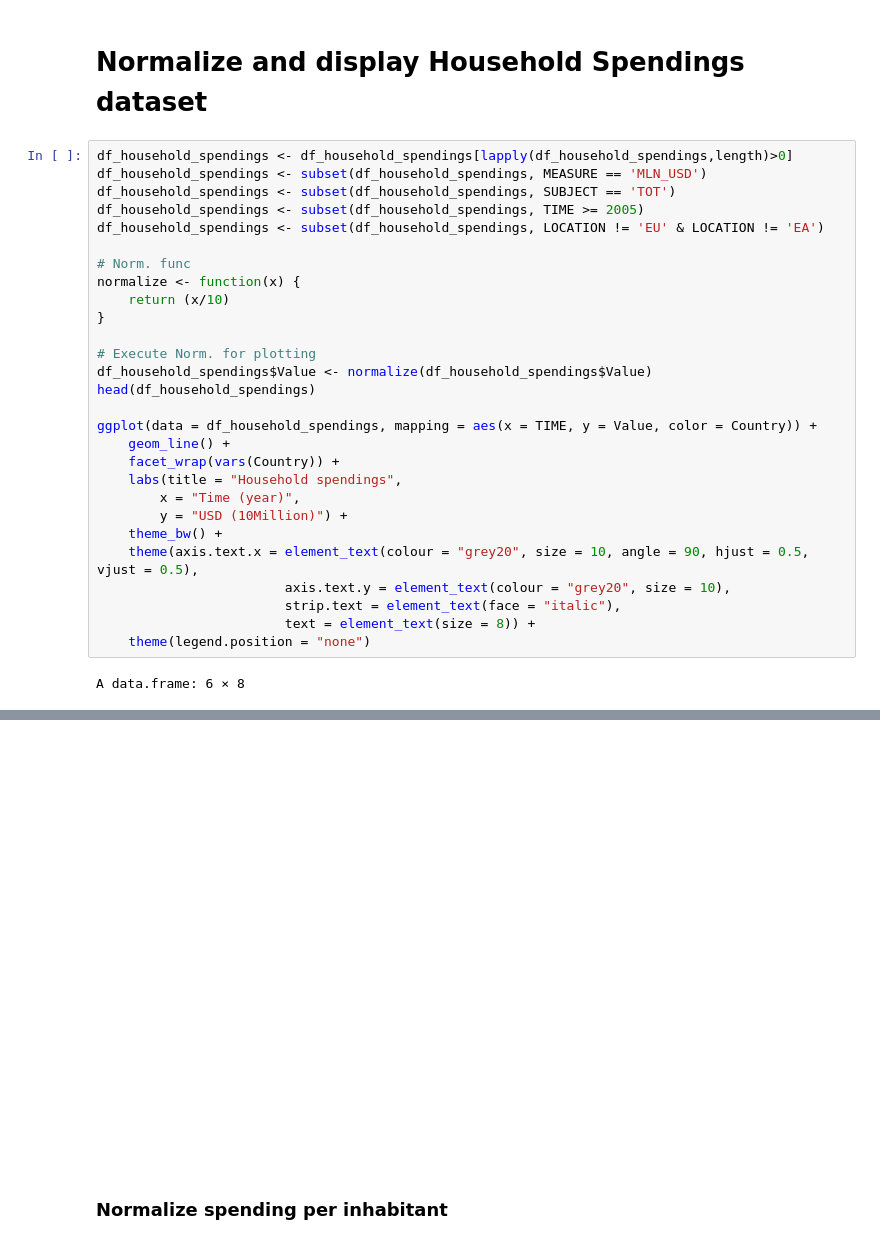
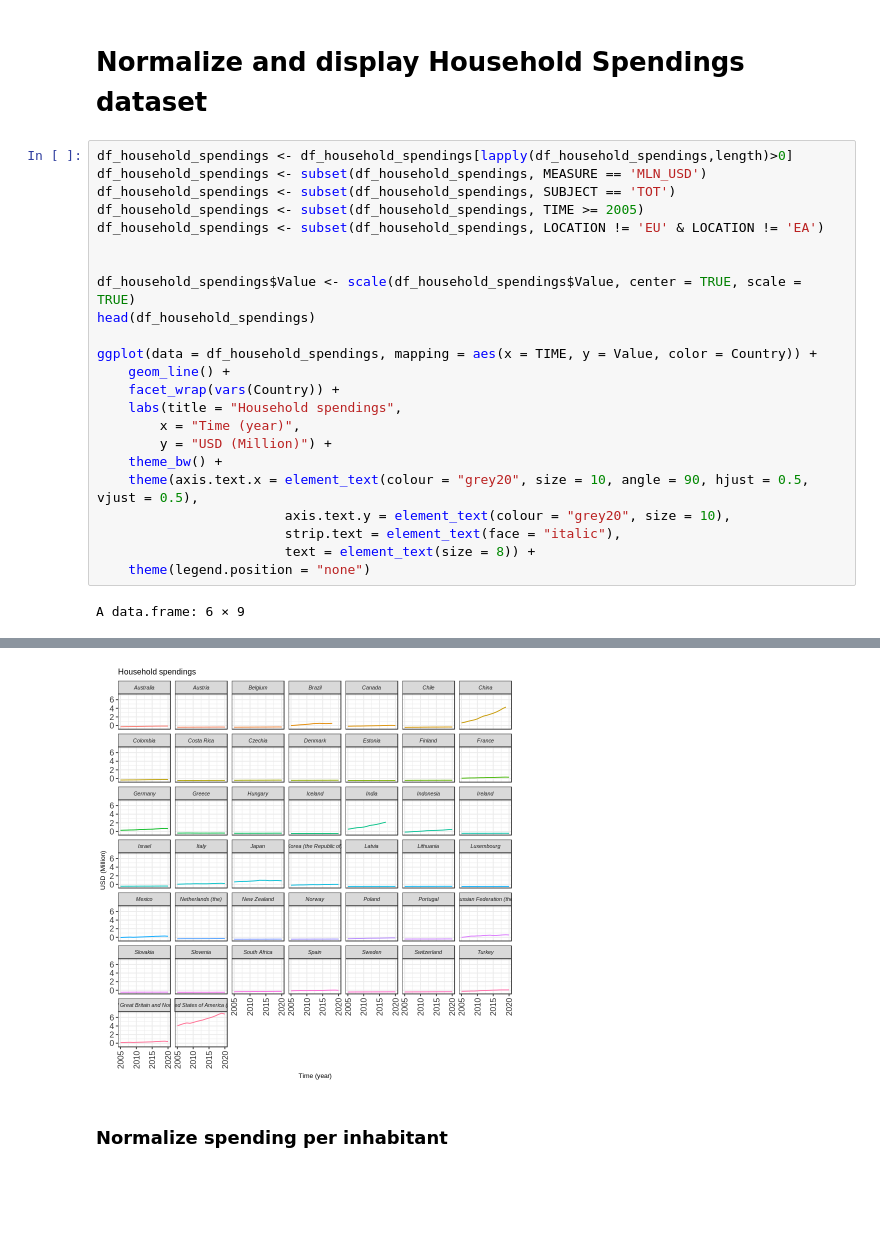
Before and after one commit to patdring/NewAppMarkets, a Jupyter notebook: CS_Fallstudie.ipynb, the cells around one changed output, grey strips where cells are left out. Saved outputs shown, nothing was run; the diff lists cells and outputs as text; blank space fills up the shorter version.

```diff
--- a/CS_Fallstudie.ipynb
+++ b/CS_Fallstudie.ipynb
@@ -122,13 +122,8 @@ df_household_spendings <- subset(df_household_spendings, SUBJECT == 'TOT')
 df_household_spendings <- subset(df_household_spendings, TIME >= 2005)
 df_household_spendings <- subset(df_household_spendings, LOCATION != 'EU' & LOCATION != 'EA')
 
-# Norm. func
-normalize <- function(x) {
-    return (x/10)
-}
 
-# Execute Norm. for plotting
-df_household_spendings$Value <- normalize(df_household_spendings$Value)
+df_household_spendings$Value <- scale(df_household_spendings$Value, center = TRUE, scale = TRUE)
 head(df_household_spendings)
 
 ggplot(data = df_household_spendings, mapping = aes(x = TIME, y = Value, color = Country)) +
@@ -136,7 +131,7 @@ ggplot(data = df_household_spendings, mapping = aes(x = TIME, y = Value, color =
     facet_wrap(vars(Country)) +
     labs(title = "Household spendings",
         x = "Time (year)",
-        y = "USD (10Million)") +
+        y = "USD (Million)") +
     theme_bw() +
     theme(axis.text.x = element_text(colour = "grey20", size = 10, angle = 90, hjust = 0.5, vjust = 0.5),
                         axis.text.y = element_text(colour = "grey20", size = 10),
@@ -144,4 +139,4 @@ ggplot(data = df_household_spendings, mapping = aes(x = TIME, y = Value, color =
                         text = element_text(size = 8)) +
     theme(legend.position = "none")
 # %% [output]
-A data.frame: 6 × 8
+A data.frame: 6 × 9
@@ -173,4 +151,4 @@ Traceback:
-[figure, old version]
+[figure, new version]
 # %% [markdown]
 ### Normalize spending per inhabitant
 # %%
```
Also changed, not shown: parts of 9 cells of this notebook.
